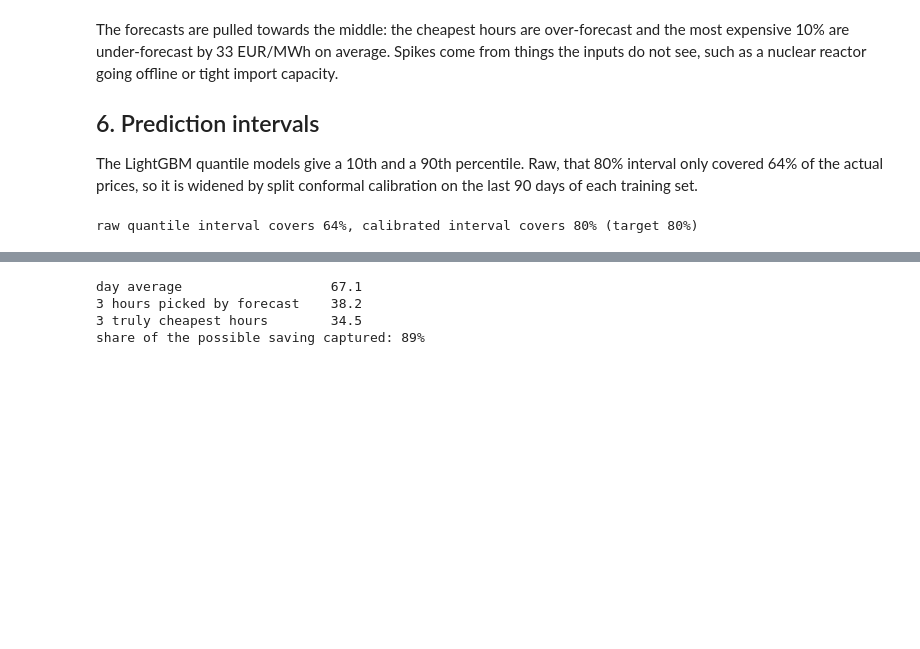
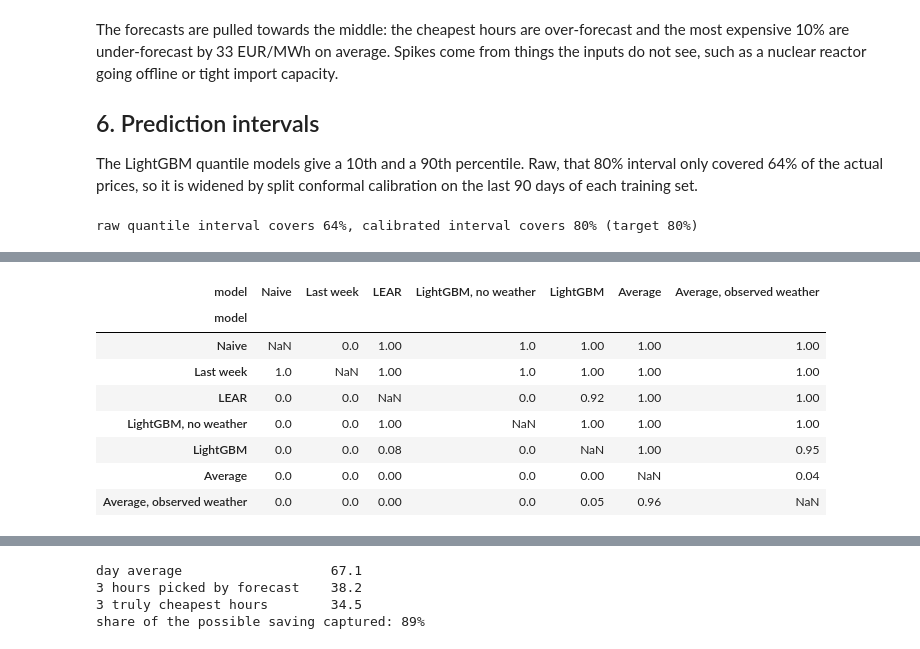
Before and after one commit to rose-ember-forge/Forecasting-Electricity-Prices-in-Stockholm, a Jupyter notebook: notebooks/analysis.ipynb, the cells around one changed output, grey strips where cells are left out. Saved outputs shown, nothing was run; the diff lists cells and outputs as text; code cells hidden in the pictures; blank space fills up the shorter version.

Commit message:
Add significance tests, bootstrap confidence intervals and interval

```diff
--- a/notebooks/analysis.ipynb
+++ b/notebooks/analysis.ipynb
@@ -179,0 +186,18 @@ raw quantile interval covers 64%, calibrated interval covers 80% (target 80%)
+# %%
+from se3forecast.evaluation import block_bootstrap, daily_loss, dm_matrix, interval_scores
+
+loss = daily_loss(preds)
+dm = dm_matrix(loss)
+short = {m: s.replace(chr(10), " ") for m, s in figures.SHORT_NAMES.items()}
+short["Average of LEAR and LightGBM (observed weather)"] = "Average, observed weather"
+dm.rename(index=short, columns=short).round(3)
+# %% [output]
+| model | Naive | Last week | LEAR | LightGBM, no weather | LightGBM | Average | Average, observed weather |
+| model |  |  |  |  |  |  |  |
+| Naive | NaN | 0.0 | 1.00 | 1.0 | 1.00 | 1.00 | 1.00 |
+| Last week | 1.0 | NaN | 1.00 | 1.0 | 1.00 | 1.00 | 1.00 |
+| LEAR | 0.0 | 0.0 | NaN | 0.0 | 0.92 | 1.00 | 1.00 |
+| LightGBM, no weather | 0.0 | 0.0 | 1.00 | NaN | 1.00 | 1.00 | 1.00 |
+| LightGBM | 0.0 | 0.0 | 0.08 | 0.0 | NaN | 1.00 | 0.95 |
+| Average | 0.0 | 0.0 | 0.00 | 0.0 | 0.00 | NaN | 0.04 |
+| Average, observed weather | 0.0 | 0.0 | 0.00 | 0.0 | 0.05 | 0.96 | NaN |
```
Also changed, not shown: parts of 8 cells of this notebook, 9 other files.
